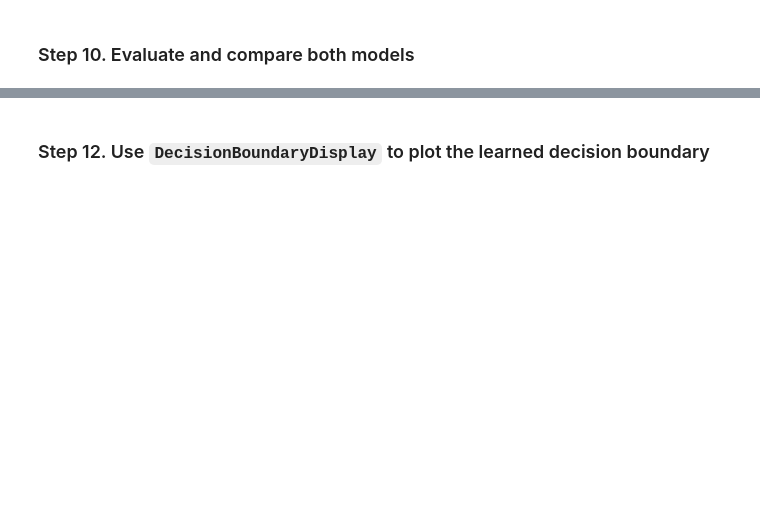
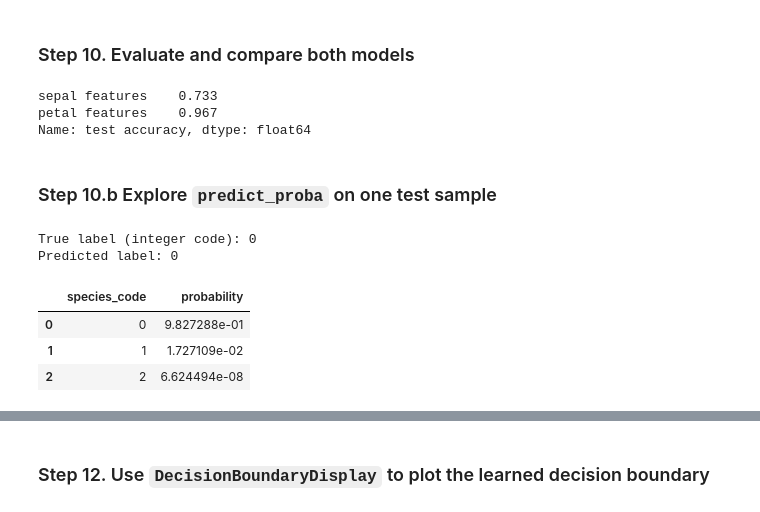
Before and after one commit to HassanAlgoz/AAI, a Jupyter notebook: courses/Machine_Learning/exercises/05/03_classification_solution.ipynb, the cells around one changed output, grey strips where cells are left out. Cells and saved outputs as stored; diff of their text form; code cells hidden in the pictures; blank space fills up the shorter version.

```diff
--- a/courses/Machine_Learning/exercises/05/03_classification_solution.ipynb
+++ b/courses/Machine_Learning/exercises/05/03_classification_solution.ipynb
@@ -181,0 +274,41 @@ score_petal = lr_petal.score(X_petal_test, y_petal_test)
+# %%
+score_sepal = lr_sepal.score(X_sepal_test, y_sepal_test)
+score_petal = lr_petal.score(X_petal_test, y_petal_test)
+
+comparison = pd.Series(
+    {
+        'sepal features': score_sepal,
+        'petal features': score_petal,
+    },
+    name='test accuracy',
+)
+comparison.round(3)
+# %% [output]
+sepal features    0.733
+petal features    0.967
+Name: test accuracy, dtype: float64
+# %% [markdown]
+### Step 10.b Explore `predict_proba` on one test sample
+# %%
+sample_idx = 0
+sample_row = X_petal_test.iloc[[sample_idx]]
+true_label = y_petal_test.iloc[sample_idx]
+
+proba = lr_petal.predict_proba(sample_row)[0]
+proba_df = pd.DataFrame(
+    {
+        'species_code': lr_petal.classes_,
+        'probability': proba,
+    }
+).sort_values('probability', ascending=False)
+
+print(f'True label (integer code): {true_label}')
+print(f'Predicted label: {lr_petal.predict(sample_row)[0]}')
+proba_df
+# %% [output]
+True label (integer code): 0
+Predicted label: 0
+|  | species_code | probability |
+| 0 | 0 | 9.827288e-01 |
+| 1 | 1 | 1.727109e-02 |
+| 2 | 2 | 6.624494e-08 |
```
Also changed, not shown: parts of 62 cells of this notebook, 1 other file.
